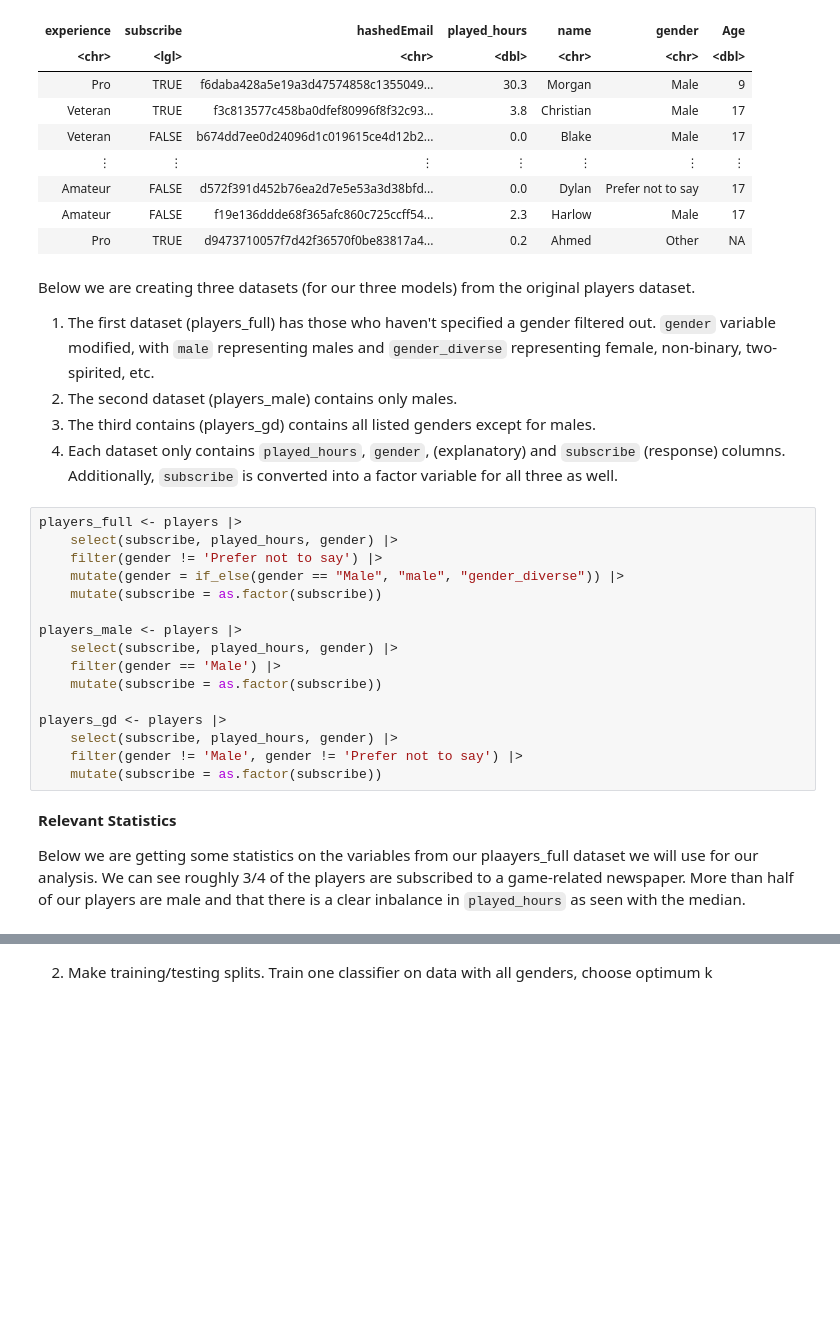
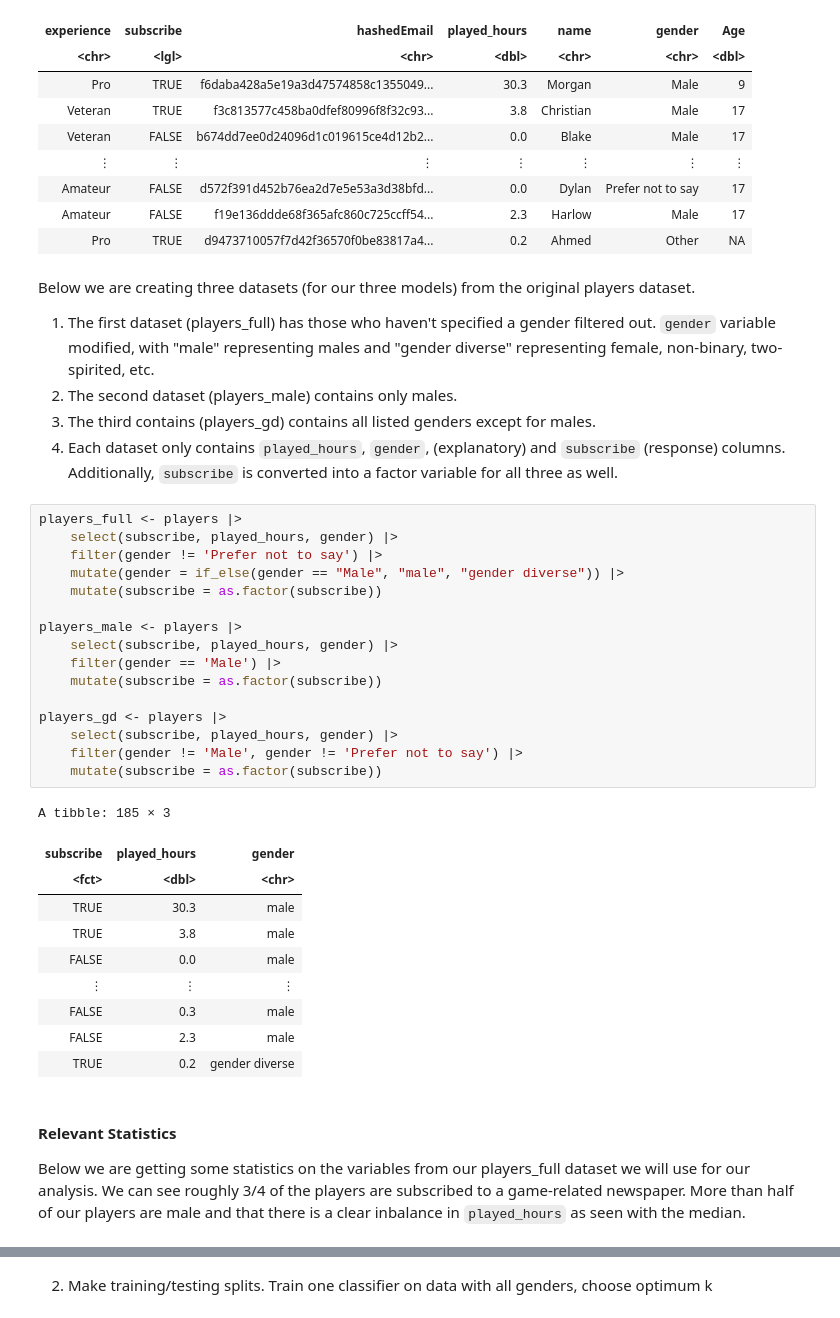
Before and after one commit to kathleenramsey/dsci100_group23, a Jupyter notebook: FINAL_PROJECT_23.ipynb, the cells around one changed output, grey strips where cells are left out. Cells and saved outputs as stored; diff of their text form; blank space fills up the shorter version.

```diff
--- a/FINAL_PROJECT_23.ipynb
+++ b/FINAL_PROJECT_23.ipynb
@@ -91,27 +93,38 @@ A spec_tbl_df: 196 × 7
 | Pro | TRUE | d9473710057f7d42f36570f0be83817a4... | 0.2 | Ahmed | Other | NA |
 # %% [markdown]
 Below we are creating three datasets (for our three models) from the original players dataset.
-1. The first dataset (players_full) has those who haven't specified a gender filtered out. `gender` variable modified, with `male` representing males and `gender_diverse` representing female, non-binary, two-spirited, etc.
+1. The first dataset (players_full) has those who haven't specified a gender filtered out. `gender` variable modified, with "male" representing males and "gender diverse" representing female, non-binary, two-spirited, etc.
 2. The second dataset (players_male) contains only males.
 3. The third contains (players_gd) contains all listed genders except for males.
 4. Each dataset only contains `played_hours`, `gender`, (explanatory) and `subscribe` (response) columns. Additionally, `subscribe` is converted into a factor variable for all three as well.
 # %%
 players_full <- players |>
     select(subscribe, played_hours, gender) |>
     filter(gender != 'Prefer not to say') |>
-    mutate(gender = if_else(gender == "Male", "male", "gender_diverse")) |>
+    mutate(gender = if_else(gender == "Male", "male", "gender diverse")) |>
     mutate(subscribe = as.factor(subscribe))
 
 players_male <- players |>
     select(subscribe, played_hours, gender) |>
     filter(gender == 'Male') |>
     mutate(subscribe = as.factor(subscribe))
 
 players_gd <- players |>
     select(subscribe, played_hours, gender) |>
     filter(gender != 'Male', gender != 'Prefer not to say') |>
     mutate(subscribe = as.factor(subscribe))
+# %% [output]
+A tibble: 185 × 3
+| subscribe | played_hours | gender |
+| <fct> | <dbl> | <chr> |
+| TRUE | 30.3 | male |
+| TRUE | 3.8 | male |
+| FALSE | 0.0 | male |
+| ⋮ | ⋮ | ⋮ |
+| FALSE | 0.3 | male |
+| FALSE | 2.3 | male |
+| TRUE | 0.2 | gender diverse |
 # %% [markdown]
-**Relevant Statistics**
+#### Relevant Statistics
 
-Below we are getting some statistics on the variables from our plaayers_full dataset we will use for our analysis. We can see roughly 3/4 of the players are subscribed to a game-related newspaper. More than half of our players are male and that there is a clear inbalance in `played_hours` as seen with the median.
+Below we are getting some statistics on the variables from our players_full dataset we will use for our analysis. We can see roughly 3/4 of the players are subscribed to a game-related newspaper. More than half of our players are male and that there is a clear inbalance in `played_hours` as seen with the median.
```
Also changed, not shown: parts of 10 cells of this notebook.
